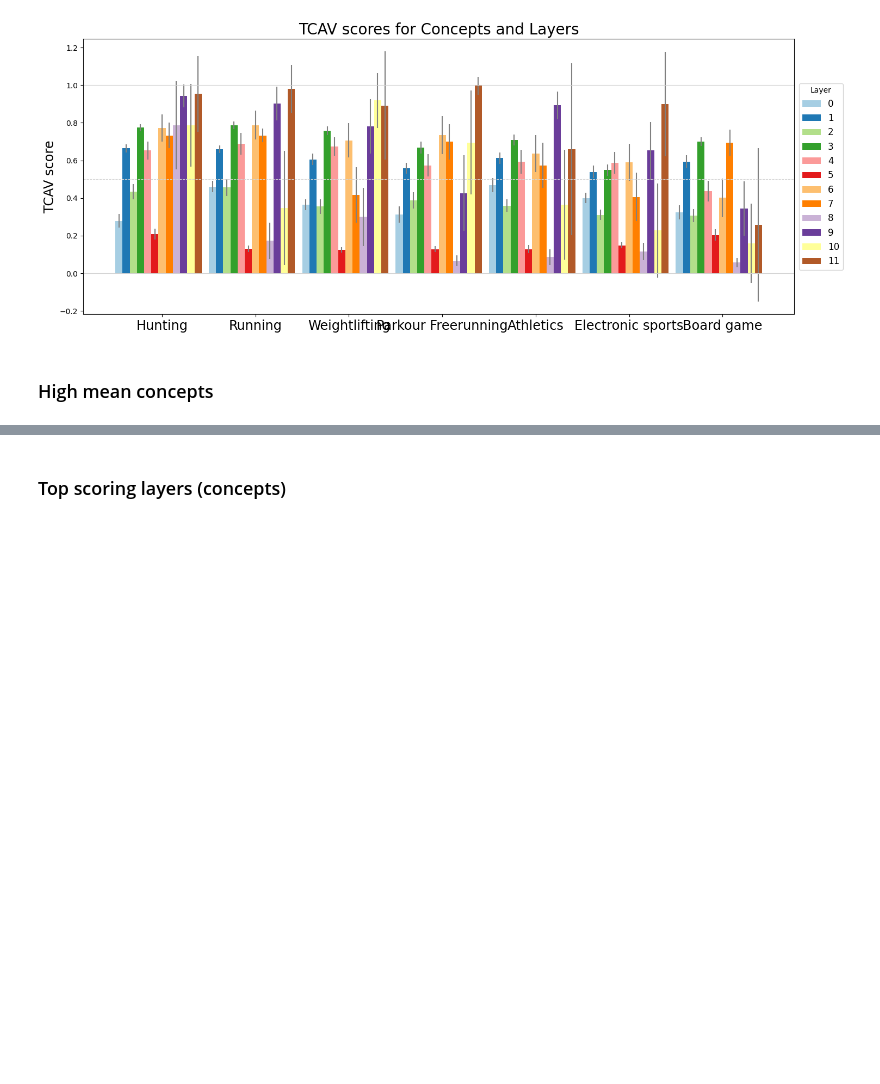
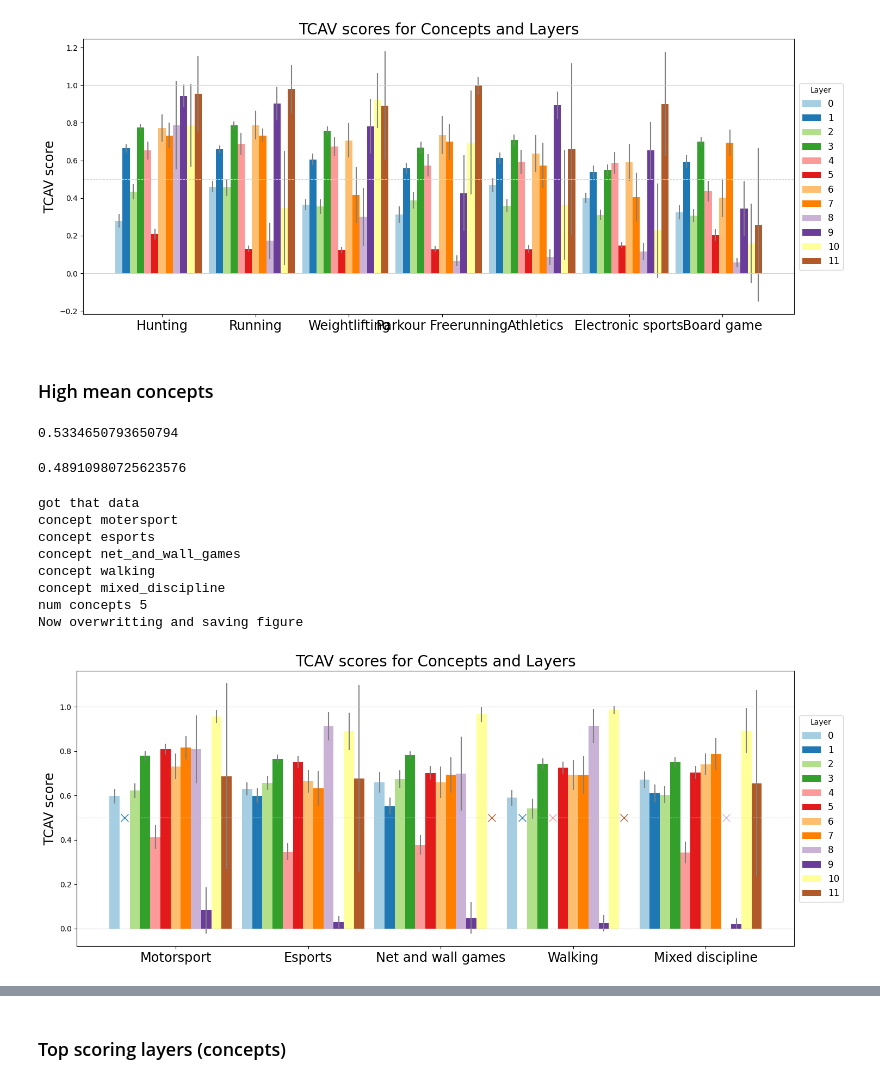
Before and after one commit to gaunby/master_project, a Jupyter notebook: notebooks/tcav_plot_sport.ipynb, the cells around one changed output, grey strips where cells are left out. Cells and saved outputs as stored; diff of their text form; code cells hidden in the pictures; blank space fills up the shorter version.

```diff
--- a/notebooks/tcav_plot_sport.ipynb
+++ b/notebooks/tcav_plot_sport.ipynb
@@ -235,5 +235,38 @@ num concepts 7
 # %%
 neg_mean = s_neg.index.values[0:5]
 pos_mean = s_pos.index.values[0:5]
+# %%
+np.mean(s_pos['mean'])
+# %% [output]
+0.5334650793650794
+# %%
+np.mean(s_neg['mean'])
+# %% [output]
+0.48910980725623576
+# %%
+PATH = '/work3/s174498/nlp_tcav_results/'
+target = 'positive'
+results = '_sport'
+SAVE = True
+with open(PATH + target+results + '.pkl','rb') as handle:
+    data = pickle.load(handle)
+    print('got that data')
+
+concepts = list(map(lambda x: x.lower(), pos_mean))
+concepts = [x.replace(' ','_') for x in concepts]
+names = ['Motorsport', 'Esports', 'Net and wall games', 'Walking','Mixed discipline']
+PATH =  '/zhome/94/5/127021/speciale/master_project/src/visualization/figures/sport_concept/' #'/work3/s174498/nlp_tcav_results/figures/tweet_concepts/'
+BON_NR = 12*(len(folders))
+output = plot_results(data, target, concepts ,PATH, plot_hist = False, save_fig = SAVE , t_test_mean = None, bonferroni_nr = BON_NR, names =names)
+# %% [output]
+got that data
+concept motersport
+concept esports
+concept net_and_wall_games
+concept walking
+concept mixed_discipline
+num concepts 5
+Now overwritting and saving figure
+[figure, added]
 # %%
 PATH = '/work3/s174498/nlp_tcav_results/'
```
Also changed, not shown: parts of 2 cells of this notebook, 3 other files.
